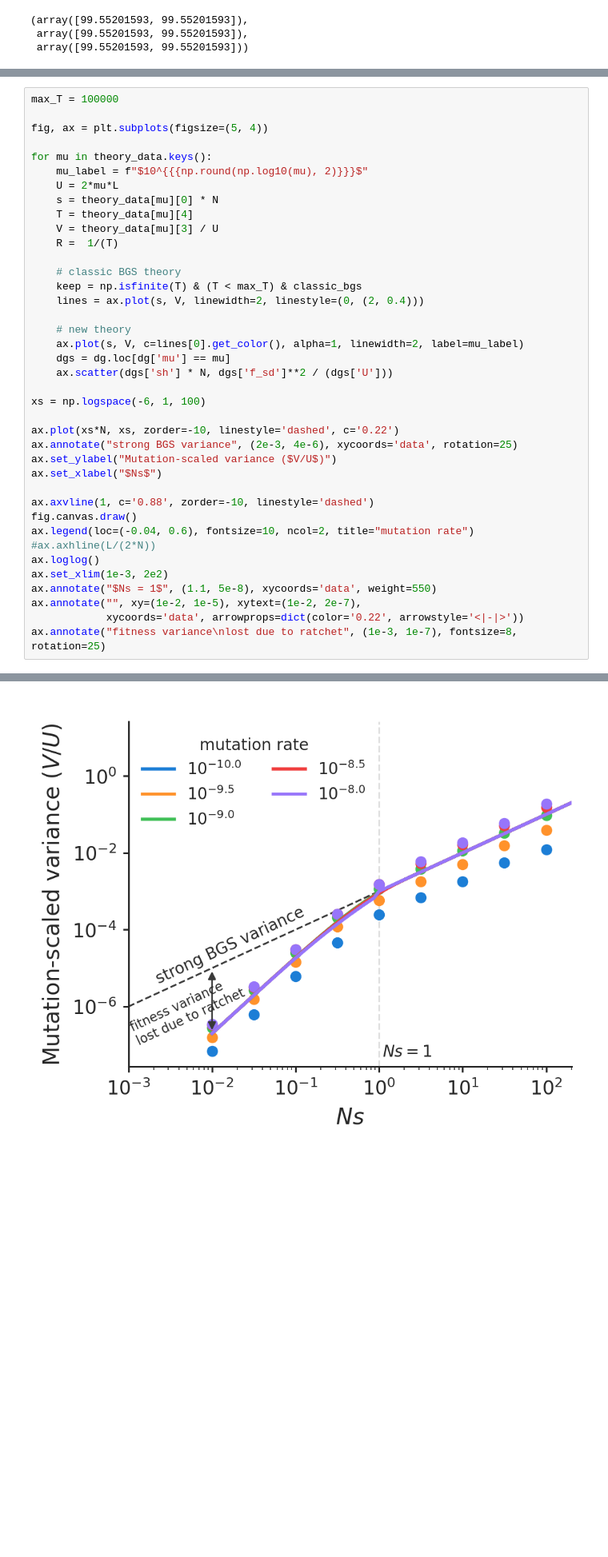
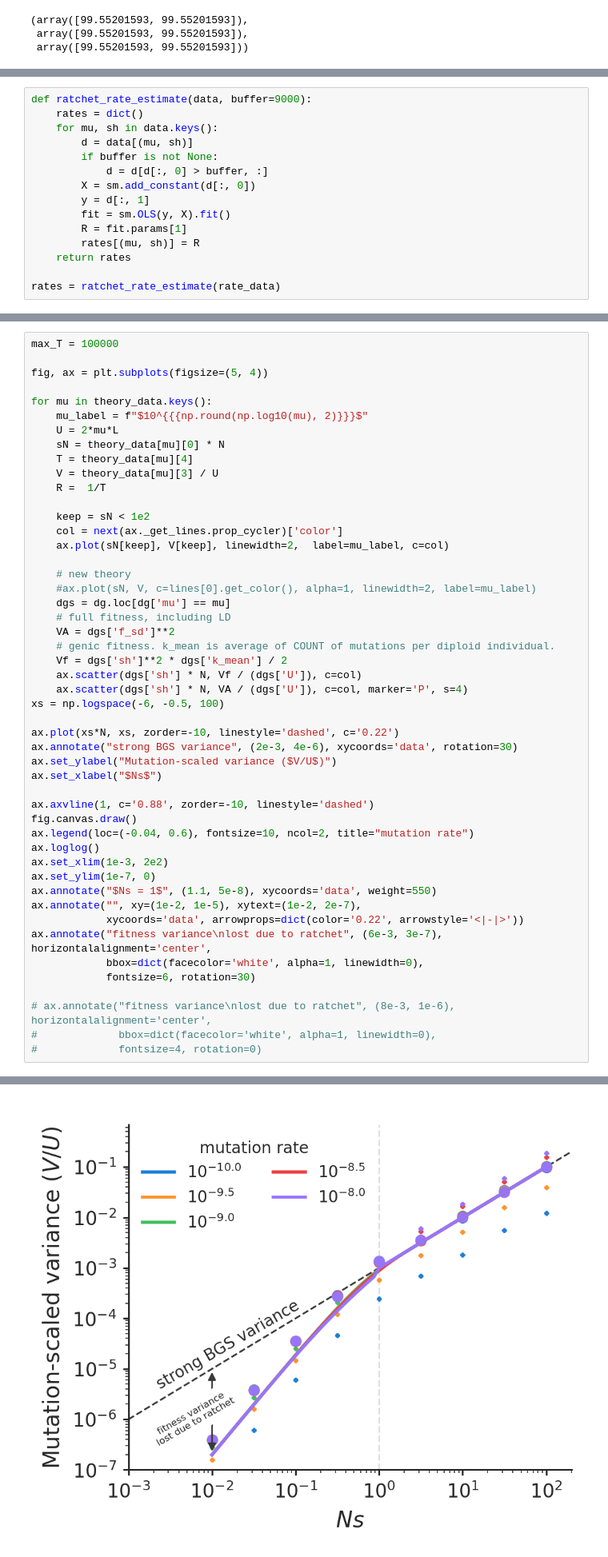
Before and after one commit to vsbuffalo/bprime, a Jupyter notebook: notebooks/region_simulations.ipynb, the cells around one changed output, grey strips where cells are left out. Shown at 80% size. Cells and saved outputs as stored; diff of their text form; blank space fills up the shorter version.

```diff
--- a/notebooks/region_simulations.ipynb
+++ b/notebooks/region_simulations.ipynb
@@ -321,0 +337,15 @@ ax.set_yticklabels(labels)
+# %%
+def ratchet_rate_estimate(data, buffer=9000):
+    rates = dict()
+    for mu, sh in data.keys():
+        d = data[(mu, sh)]
+        if buffer is not None:
+            d = d[d[:, 0] > buffer, :]
+        X = sm.add_constant(d[:, 0])
+        y = d[:, 1]
+        fit = sm.OLS(y, X).fit()
+        R = fit.params[1]
+        rates[(mu, sh)] = R
+    return rates
+
+rates = ratchet_rate_estimate(rate_data)
@@ -356,35 +401,45 @@ fig, ax = plt.subplots(figsize=(5, 4))
 for mu in theory_data.keys():
     mu_label = f"$10^{{{np.round(np.log10(mu), 2)}}}$"
     U = 2*mu*L
-    s = theory_data[mu][0] * N
+    sN = theory_data[mu][0] * N
     T = theory_data[mu][4]
     V = theory_data[mu][3] / U
-    R =  1/(T)
+    R =  1/T
 
-    # classic BGS theory
-    keep = np.isfinite(T) & (T < max_T) & classic_bgs
-    lines = ax.plot(s, V, linewidth=2, linestyle=(0, (2, 0.4)))
+    keep = sN < 1e2
+    col = next(ax._get_lines.prop_cycler)['color']
+    ax.plot(sN[keep], V[keep], linewidth=2,  label=mu_label, c=col)
 
     # new theory
-    ax.plot(s, V, c=lines[0].get_color(), alpha=1, linewidth=2, label=mu_label)
+    #ax.plot(sN, V, c=lines[0].get_color(), alpha=1, linewidth=2, label=mu_label)
     dgs = dg.loc[dg['mu'] == mu]
-    ax.scatter(dgs['sh'] * N, dgs['f_sd']**2 / (dgs['U']))
-
-xs = np.logspace(-6, 1, 100)
+    # full fitness, including LD
+    VA = dgs['f_sd']**2
+    # genic fitness. k_mean is average of COUNT of mutations per diploid individual.
+    Vf = dgs['sh']**2 * dgs['k_mean'] / 2
+    ax.scatter(dgs['sh'] * N, Vf / (dgs['U']), c=col)
+    ax.scatter(dgs['sh'] * N, VA / (dgs['U']), c=col, marker='P', s=4)
+xs = np.logspace(-6, -0.5, 100)
 
 ax.plot(xs*N, xs, zorder=-10, linestyle='dashed', c='0.22')
-ax.annotate("strong BGS variance", (2e-3, 4e-6), xycoords='data', rotation=25)
+ax.annotate("strong BGS variance", (2e-3, 4e-6), xycoords='data', rotation=30)
 ax.set_ylabel("Mutation-scaled variance ($V/U$)")
 ax.set_xlabel("$Ns$")
 
 ax.axvline(1, c='0.88', zorder=-10, linestyle='dashed')
 fig.canvas.draw()
 ax.legend(loc=(-0.04, 0.6), fontsize=10, ncol=2, title="mutation rate")
-#ax.axhline(L/(2*N))
 ax.loglog()
 ax.set_xlim(1e-3, 2e2)
+ax.set_ylim(1e-7, 0)
 ax.annotate("$Ns = 1$", (1.1, 5e-8), xycoords='data', weight=550)
 ax.annotate("", xy=(1e-2, 1e-5), xytext=(1e-2, 2e-7),
             xycoords='data', arrowprops=dict(color='0.22', arrowstyle='<|-|>'))
-ax.annotate("fitness variance\nlost due to ratchet", (1e-3, 1e-7), fontsize=8, rotation=25)
+ax.annotate("fitness variance\nlost due to ratchet", (6e-3, 3e-7), horizontalalignment='center',
+            bbox=dict(facecolor='white', alpha=1, linewidth=0),
+            fontsize=6, rotation=30)
+
+# ax.annotate("fitness variance\nlost due to ratchet", (8e-3, 1e-6), horizontalalignment='center',
+#             bbox=dict(facecolor='white', alpha=1, linewidth=0),
+#             fontsize=4, rotation=0)
 # %% [output]
@@ -394 +449 @@ findfont: Generic family 'sans-serif' not found because none of the following fa
-[figure, old version]
+[figure, new version]
```
Also changed, not shown: parts of 8 cells of this notebook, 1 other file.
